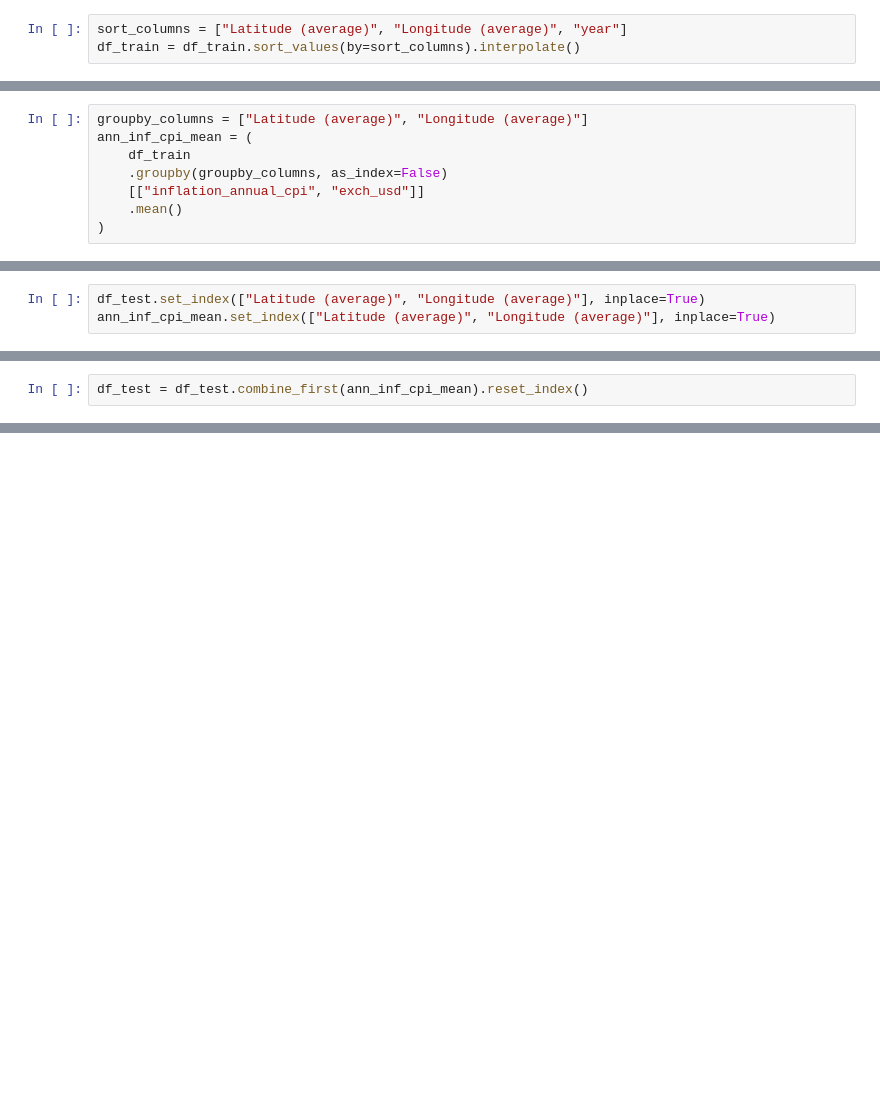
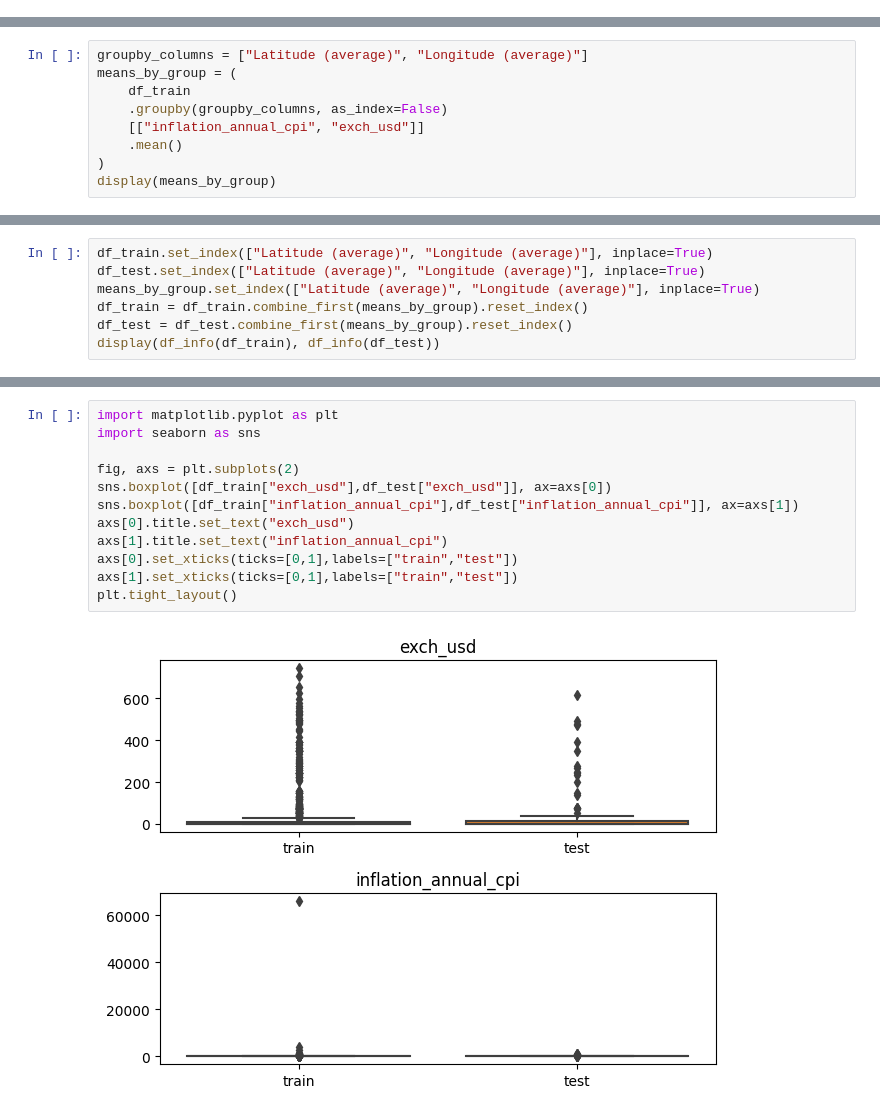
Before and after one commit to DLBD-Department/Python-Data-Science, a Jupyter notebook: notebooks/Lesson 2/E2E-Pandas.ipynb, the cells around one changed output, grey strips where cells are left out. Drawn from its saved outputs; the diff is of its cells as text; blank space fills up the shorter version.

```diff
--- a/notebooks/Lesson 2/E2E-Pandas.ipynb
+++ b/notebooks/Lesson 2/E2E-Pandas.ipynb
@@ -137,3 +263,0 @@ As we can see, there are 116 missing values in our train set, 100 `annual_inflat
-# %%
-sort_columns = ["Latitude (average)", "Longitude (average)", "year"]
-df_train = df_train.sort_values(by=sort_columns).interpolate()
@@ -166,8 +276,9 @@ About 10.5% of `inflation_annual_cpi` and 1.6% of `exch_usd` are missing. We can
 # %%
 groupby_columns = ["Latitude (average)", "Longitude (average)"]
-ann_inf_cpi_mean = (
+means_by_group = (
     df_train
     .groupby(groupby_columns, as_index=False)
     [["inflation_annual_cpi", "exch_usd"]]
     .mean()
 )
+display(means_by_group)
@@ -174,3 +302,7 @@ ann_inf_cpi_mean = (
 # %%
+df_train.set_index(["Latitude (average)", "Longitude (average)"], inplace=True)
 df_test.set_index(["Latitude (average)", "Longitude (average)"], inplace=True)
-ann_inf_cpi_mean.set_index(["Latitude (average)", "Longitude (average)"], inplace=True)
+means_by_group.set_index(["Latitude (average)", "Longitude (average)"], inplace=True)
+df_train = df_train.combine_first(means_by_group).reset_index()
+df_test = df_test.combine_first(means_by_group).reset_index()
+display(df_info(df_train), df_info(df_test))
@@ -177,2 +339,0 @@ ann_inf_cpi_mean.set_index(["Latitude (average)", "Longitude (average)"], inplac
-# %%
-df_test = df_test.combine_first(ann_inf_cpi_mean).reset_index()
@@ -197,0 +348,14 @@ df_info(df_test)
+# %%
+import matplotlib.pyplot as plt
+import seaborn as sns
+
+fig, axs = plt.subplots(2)
+sns.boxplot([df_train["exch_usd"],df_test["exch_usd"]], ax=axs[0])
+sns.boxplot([df_train["inflation_annual_cpi"],df_test["inflation_annual_cpi"]], ax=axs[1])
+axs[0].title.set_text("exch_usd")
+axs[1].title.set_text("inflation_annual_cpi")
+axs[0].set_xticks(ticks=[0,1],labels=["train","test"])
+axs[1].set_xticks(ticks=[0,1],labels=["train","test"])
+plt.tight_layout()
+# %% [output]
+[figure, added]
```
Also changed, not shown: parts of 55 cells of this notebook, 4 other files.
